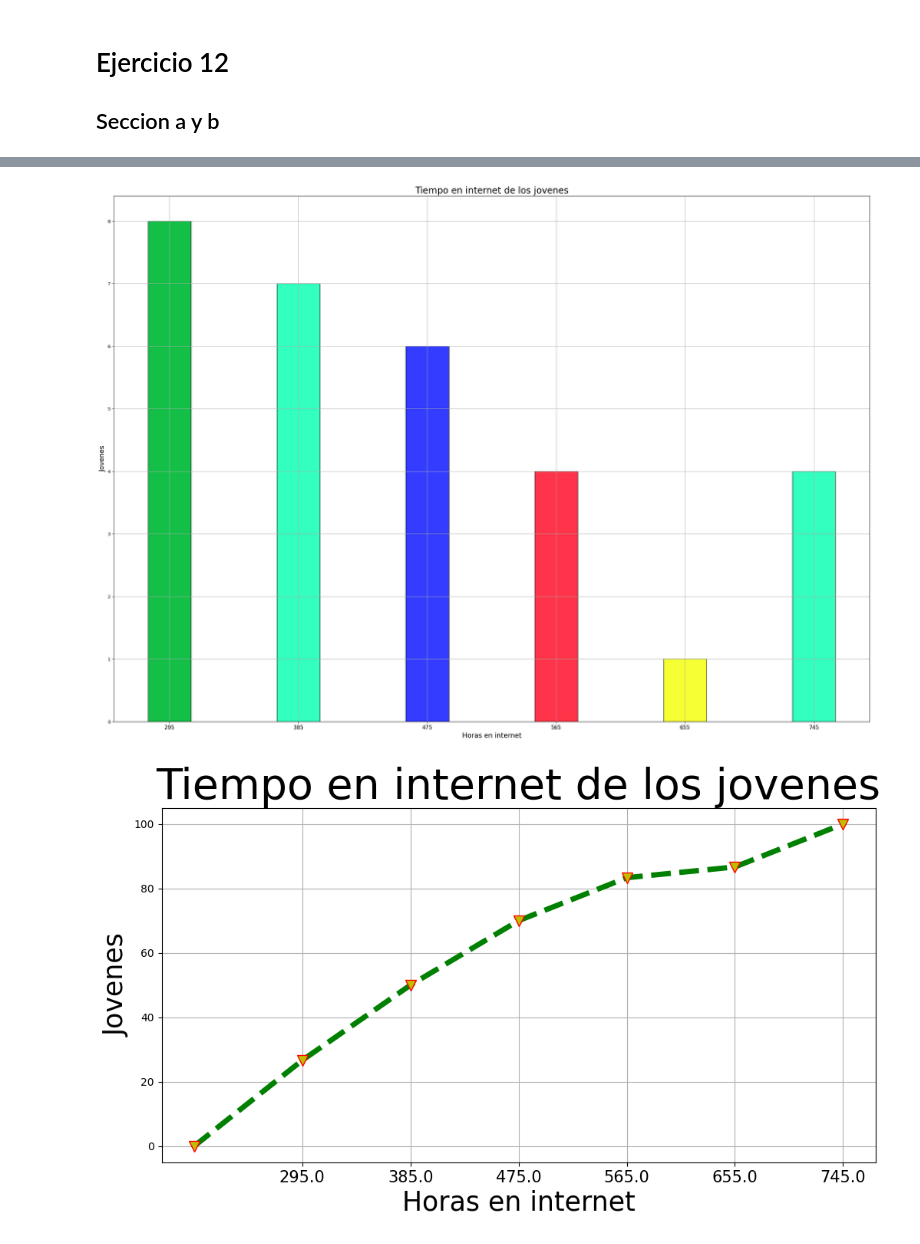
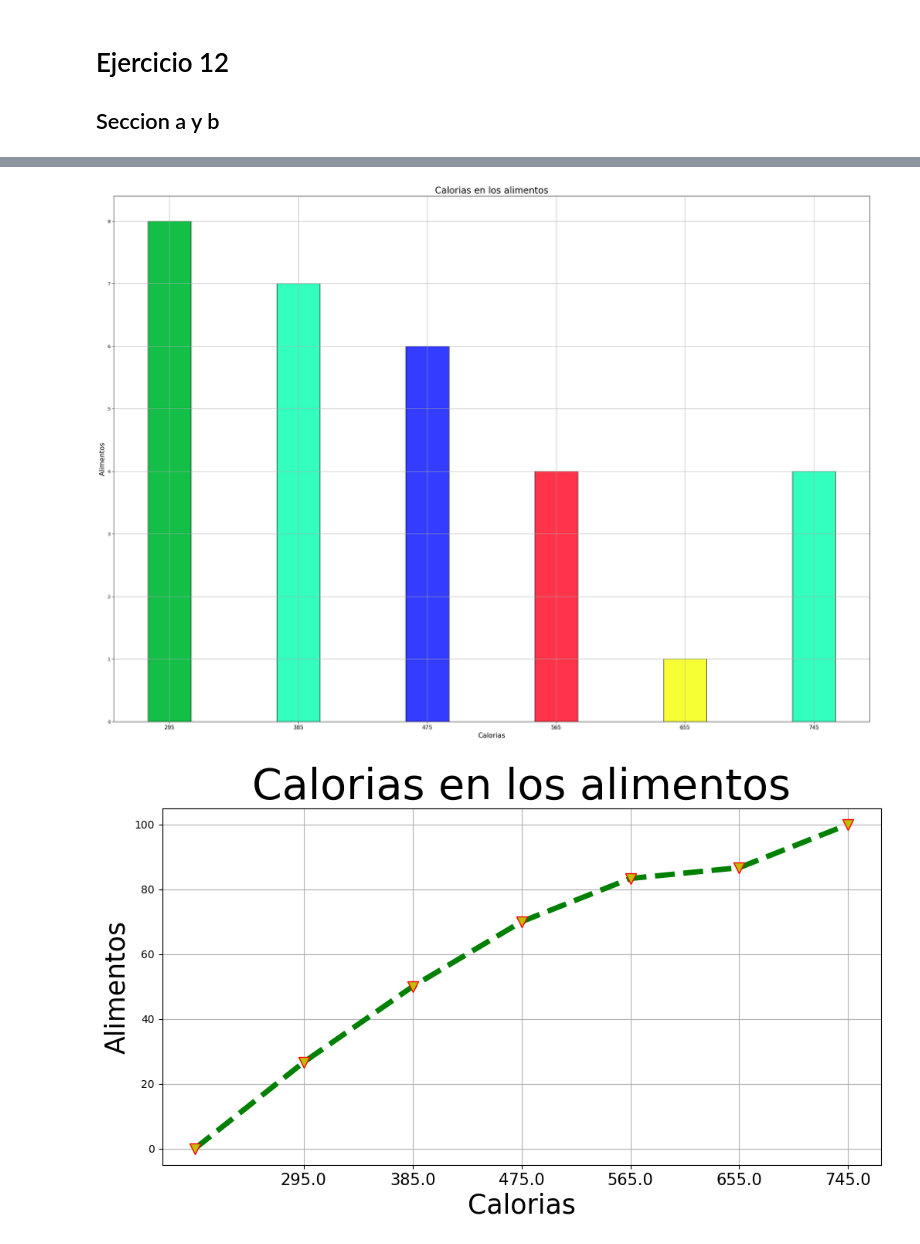
Before and after one commit to imac22/JMOE_Verano_2024_T1, a Jupyter notebook: JMOE.ipynb, the cells around one changed output, grey strips where cells are left out. Saved outputs shown, nothing was run; the diff lists cells and outputs as text; code cells hidden in the pictures.

```diff
--- a/JMOE.ipynb
+++ b/JMOE.ipynb
@@ -230,35 +230,35 @@ frecuencia_acumulada = fa.obtener_fa(freq_relativa) #Calcula las F_acomuladas
 
 tbl = esc.tabla_grouped(lim_inf, lim_sup, mrks, freq_absoluta, freq_relativa, frecuencia_acumulada) #Ordena de los datos recabados en una tabla
 
 print(tbl) #Imprime la tabla
 
 # Definicion de 'titulos'
-labelx = "Horas en internet"
-labely = "Jovenes"
-titulo = "Tiempo en internet de los jovenes"
+labelx = "Calorias"
+labely = "Alimentos"
+titulo = "Calorias en los alimentos"
 
 histograma = car.plot_histt(clases, freq_absoluta, mrks, labelx, labely, titulo)
 ojiva = at.plot_ojiva(clases, frecuencia_acumulada, mrks, labelx, labely, titulo)
 # %% [output]
 6
 Límites Inferiores: [250.0, 340.0, 430.0, 520.0, 610.0, 700.0]
 Límites Superiores: [340.0, 430.0, 520.0, 610.0, 700.0, 790.0]
 Marcas de Clase: [295.0, 385.0, 475.0, 565.0, 655.0, 745.0]
 Datos Ordenados: [250, 260, 260, 270, 300, 330, 330, 330, 340, 360, 380, 390, 400, 410, 420, 440, 460, 470, 500, 510, 510, 530, 530, 540, 580, 630, 740, 750, 770, 790]
    Limite inferior  Limite superior  Marcas de clase  Frecuencia absoluta  \
 0            250.0            340.0            295.0                    8
 1            340.0            430.0            385.0                    7
 2            430.0            520.0            475.0                    6
 3            520.0            610.0            565.0                    4
 4            610.0            700.0            655.0                    1
 5            700.0            790.0            745.0                    4
 
    Frecuencia Relativa  Frecuencia Acumulada
 0            26.666667             26.666667
 1            23.333333             50.000000
 2            20.000000             70.000000
 3            13.333333             83.333333
 4             3.333333             86.666667
 5            13.333333            100.000000
-[figure, old version]
+[figure, new version]
-[figure, old version]
+[figure, new version]
```
